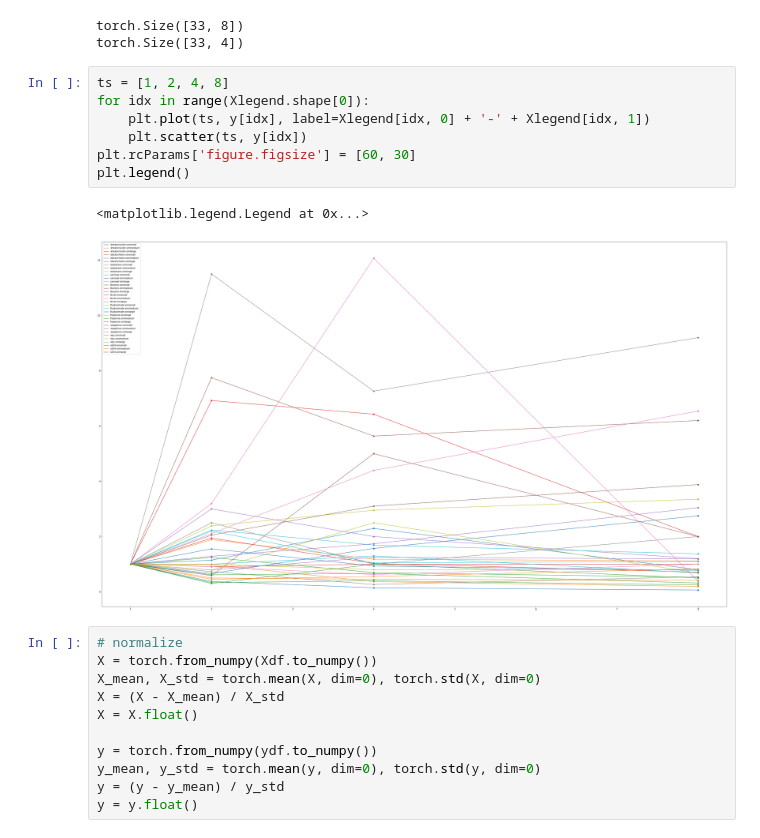
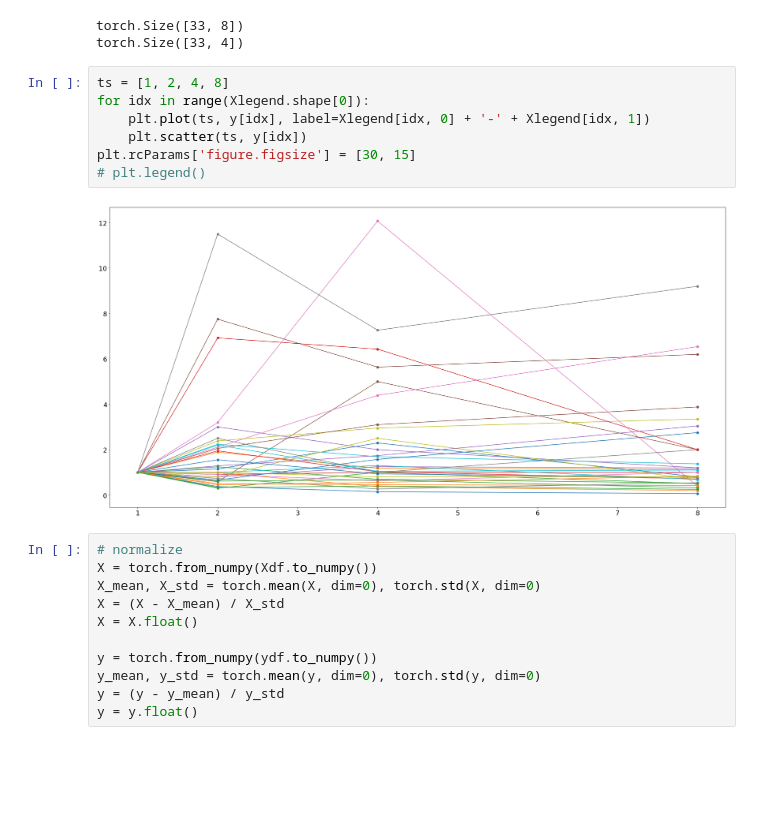
Before and after one commit to liubai01/Multicore-NYU-2021, a Jupyter notebook: Multicore-Final-Project.ipynb, the cells around one changed output. Drawn from its saved outputs; the diff is of its cells as text; blank space fills up the shorter version.

```diff
--- a/Multicore-Final-Project.ipynb
+++ b/Multicore-Final-Project.ipynb
@@ -79,13 +87,12 @@ torch.Size([33, 4])
 # %%
 ts = [1, 2, 4, 8]
 for idx in range(Xlegend.shape[0]):
     plt.plot(ts, y[idx], label=Xlegend[idx, 0] + '-' + Xlegend[idx, 1])
     plt.scatter(ts, y[idx])
-plt.rcParams['figure.figsize'] = [60, 30]
-plt.legend()
+plt.rcParams['figure.figsize'] = [30, 15]
+# plt.legend()
 # %% [output]
-<matplotlib.legend.Legend at 0x...>
-[figure, old version]
+[figure, new version]
 # %%
 # normalize
 X = torch.from_numpy(Xdf.to_numpy())
```
Also changed, not shown: parts of 1 cell of this notebook, 2 other files.
